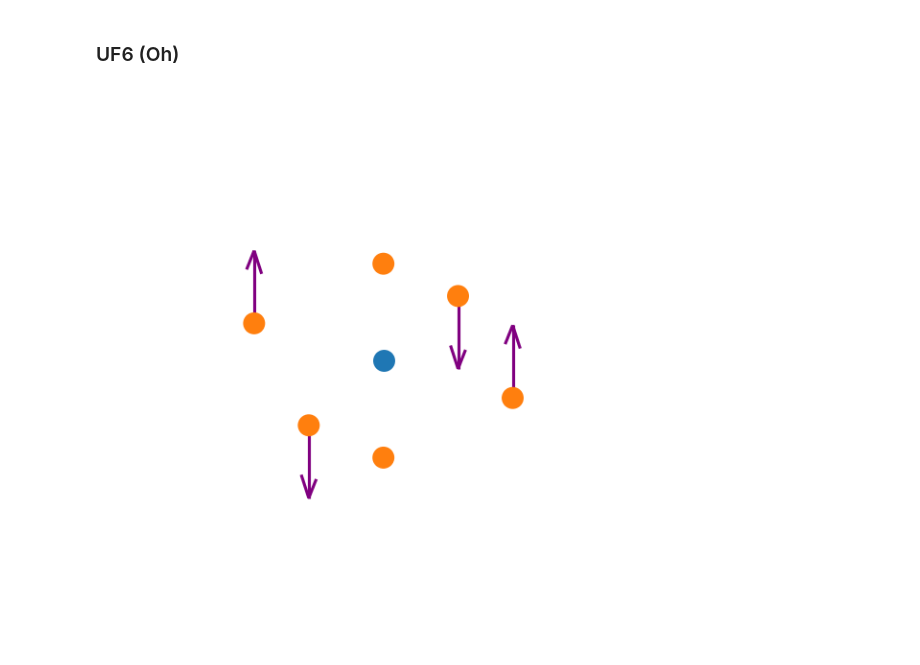
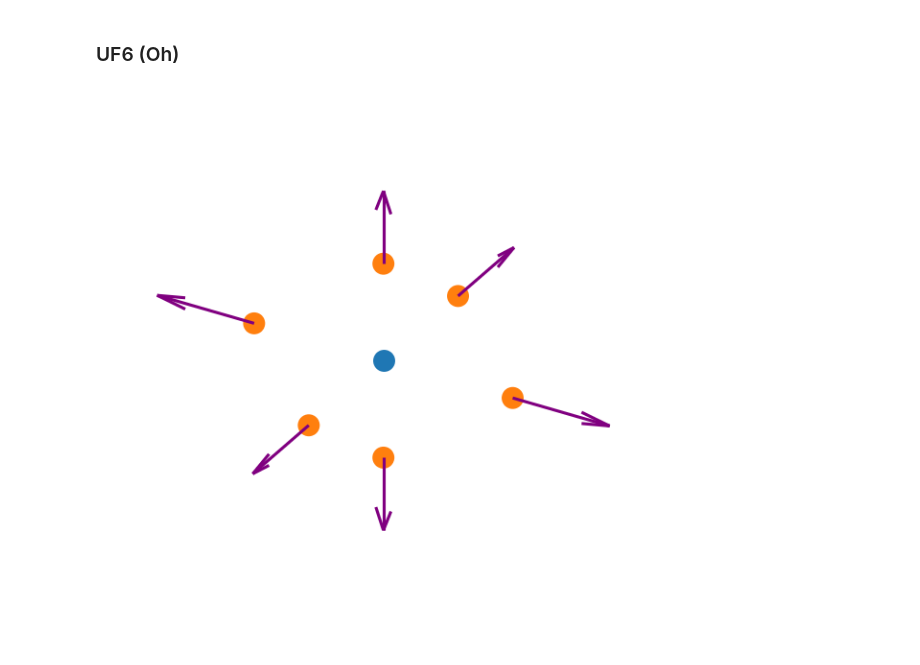
Before and after one commit to TheoNDionne/GroupTheoryHomework, a Jupyter notebook: group_theory_homework.ipynb, the cells around one changed output. Drawn from its saved outputs; the diff is of its cells as text; code cells hidden in the pictures.

```diff
--- a/group_theory_homework.ipynb
+++ b/group_theory_homework.ipynb
@@ -534,42 +534,42 @@ vector_rep_Oh = np.array([
 # generate the mechanical rep
 mechanical_rep_Oh = get_mechanical_representation(atom_spatial_coordinates_Oh, vector_rep_Oh)
 # %%
-irrep = 9
+irrep = 0
 
 initial_coords_test = np.zeros(np.shape(mechanical_rep_Oh)[1]).reshape((3,7))
 
 initial_coords = np.array([
+    [ 0, 1, 0, 0, 0, 0, 0],
     [ 0, 0, 0, 0, 0, 0, 0],
-    [ 0, 0, 0, 0, 0, 0, 0],
-    [ 0, 1, -1, 0, 0, 0, 0]
+    [ 0, 0, 0, 0, 0, 0, 0]
 ], dtype=float)
 
 sym_adap = get_symmetry_adapted_modes(initial_coords, irrep, mechanical_rep_Oh, character_table_Oh, elements_per_class_Oh)
 
 # plotting
 ax = plt.figure().add_subplot(projection='3d')
 ax.set_proj_type("ortho")
 
 # ax.quiver(x, y, z, u, v, w, length=1/2, normalize=True)
 ax.quiver(
     atom_spatial_coordinates_Oh[0,:],
     atom_spatial_coordinates_Oh[1,:],
     atom_spatial_coordinates_Oh[2,:],
     sym_adap[0,:],
     sym_adap[1,:],
     sym_adap[2,:],
     length=0.75,
     normalize=True,
     color="purple"
     )
 ax.scatter(atom_spatial_coordinates_Oh[0,0],atom_spatial_coordinates_Oh[1,0],atom_spatial_coordinates_Oh[2,0], s=100, alpha=1)
 ax.scatter(atom_spatial_coordinates_Oh[0,1:],atom_spatial_coordinates_Oh[1,1:],atom_spatial_coordinates_Oh[2,1:], s=100, alpha=1)
 # ax.set_xlim3d(-1.5,1.5)
 # ax.set_ylim3d(-1.5,1.5)
 # ax.set_zlim3d(-1.5,1.5)
 
 ax.set_axis_off()
 
 plt.show()
 # %% [output]
-[figure, old version]
+[figure, new version]
```
